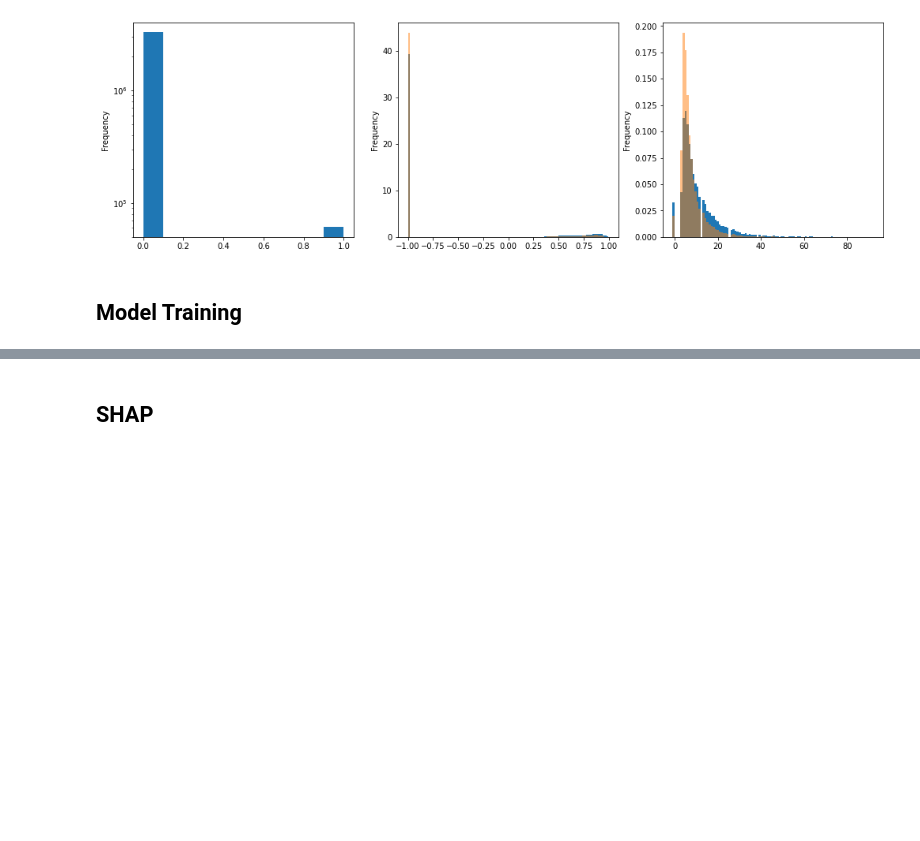
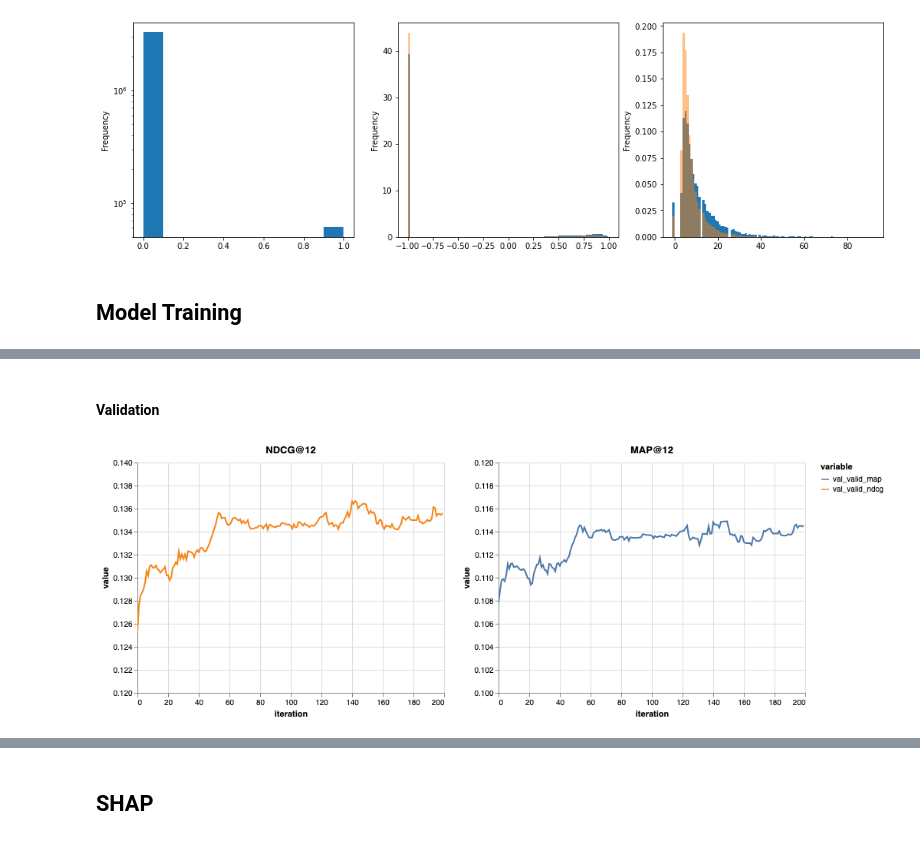
Before and after one commit to mikeczech/challenges, a Jupyter notebook: kaggle/hm_fashion_reco/notebooks/04_training.ipynb, the cells around one changed output, grey strips where cells are left out. Cells and saved outputs as stored; diff of their text form; code cells hidden in the pictures; blank space fills up the shorter version.

```diff
--- a/kaggle/hm_fashion_reco/notebooks/04_training.ipynb
+++ b/kaggle/hm_fashion_reco/notebooks/04_training.ipynb
@@ -344,3 +387,35 @@ alt_ndcg | alt_map
+# %% [markdown]
+#### Validation
+# %%
+alt_ndcg = (
+    alt.Chart(
+        df_eval_results[lambda d: d["variable"].isin(["val_valid_ndcg"])],
+        title="NDCG@12",
+    )
+    .mark_line()
+    .encode(
+        x="iteration",
+        y=alt.Y("value", scale=alt.Scale(domain=(0.12, 0.14))),
+        color="variable",
+    )
+).interactive()
+
+alt_map = (
+    alt.Chart(
+        df_eval_results[lambda d: d["variable"].isin(["val_valid_map"])],
+        title="MAP@12",
+    )
+    .mark_line()
+    .encode(
+        x="iteration",
+        y=alt.Y("value", scale=alt.Scale(domain=(0.10, 0.12))),
+        color="variable",
+    )
+).interactive()
+
+alt_ndcg | alt_map
+# %% [output]
+[figure, added]
 # %%
 lightgbm.plot_importance(model, figsize=(5, 10), height=0.5)
 # %% [output]
```
Also changed, not shown: parts of 24 cells of this notebook, 6 other files.
